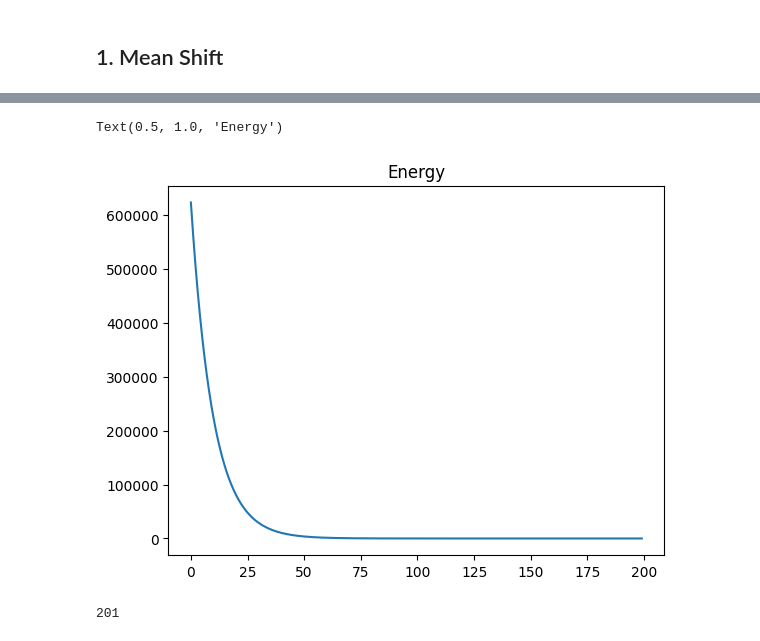
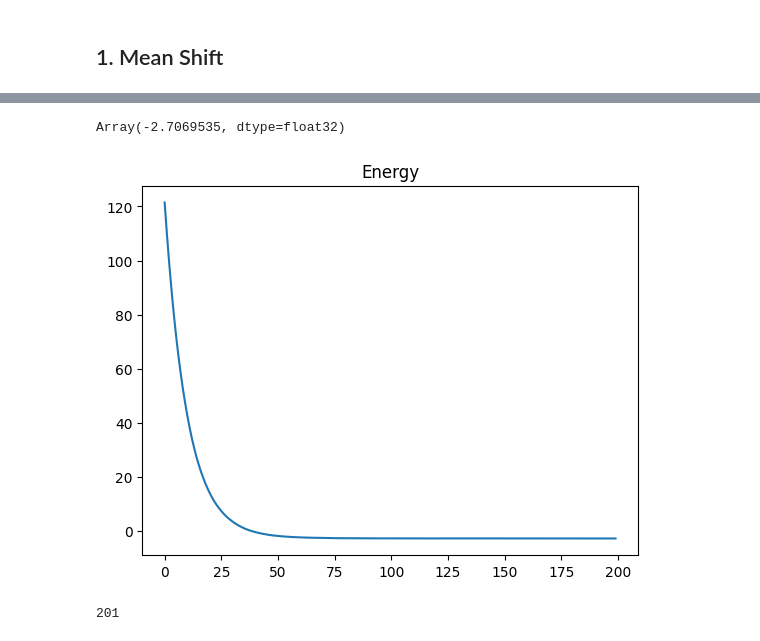
Before and after one commit to sugolov/vae, a Jupyter notebook: vae/notebooks/mean_shift.ipynb, the cells around one changed output, grey strips where cells are left out. Cells and saved outputs as stored; diff of their text form; code cells hidden in the pictures.

```diff
--- a/vae/notebooks/mean_shift.ipynb
+++ b/vae/notebooks/mean_shift.ipynb
@@ -62,7 +62,7 @@ data, labels = create_data(key, n=n_data, d=d, k=n_cluster)
 
 mu_data = jnp.mean(data, axis=0)
 
-codes = mu_data + 100 * jax.random.normal(key, shape=(n_code, d))
+codes = mu_data + 4 * jax.random.normal(key, shape=(n_code, d))
 
 plt.scatter(data[:, 0], data[:, 1], c=labels, s=10, alpha=0.5)
 plt.scatter(codes[:, 0], codes[:, 1], s=10, alpha=1.0, c="black")
@@ -84,13 +84,15 @@ def sq_kernel(X1, X2):
     ab = X2 @ X1.T
     return - (a_sq - 2 * ab + b_sq)
 
-def code_energy(codes, data, kernel=sq_kernel):
-    return
+@jax.jit
+def code_energy(codes, data, kernel=sq_kernel, beta=1):
+    sims = kernel(codes, data)
+    return -jax.nn.logsumexp(sims / beta, axis=0)
 
 def code_grad(codes, data, kernel=sq_kernel, beta=1):
     sims = kernel(codes, data)
     smx = jax.nn.softmax(sims / beta, axis=0)
-    return codes - smx.T @ data, -jax.nn.logsumexp(sims, axis=0)
+    return codes - smx.T @ data, -jax.nn.logsumexp(sims / beta, axis=0)
 
 @jax.jit
 def code_shift(codes, data, kernel=sq_kernel, beta=1):
@@ -106,6 +117,7 @@ key = jax.random.PRNGKey(42)
 lr = 5e-2
 steps = 200
 optim = optax.sgd(learning_rate=lr)
+beta = 5
 sigma = 0.1
 
 opt_state = optim.init(codes)
@@ -114,7 +126,7 @@ codes_history = [codes.copy()]  # Add this line
 
 @partial(jax.jit, static_argnames=["kernel"])
 def code_step(codes, opt_state, kernel=sq_kernel):
-    grad, energy = code_grad(codes, data, kernel=kernel, beta=5.0)
+    grad, energy = code_grad(codes, data, kernel=kernel, beta=10.0)
     updates, opt_state = optim.update(grad, opt_state, codes)
     return updates, opt_state, jnp.mean(energy)
 
@@ -134,9 +162,10 @@ for step in range(steps):
 # %%
 plt.plot(energy_vals)
 plt.title("Energy")
+energy_vals[-1]
 # %% [output]
-Text(0.5, 1.0, 'Energy')
+Array(-2.7069535, dtype=float32)
-[figure, old version]
+[figure, new version]
 # %%
 len(codes_history)
 # %% [output]
```
Also changed, not shown: parts of 4 cells of this notebook, 1 other file.
